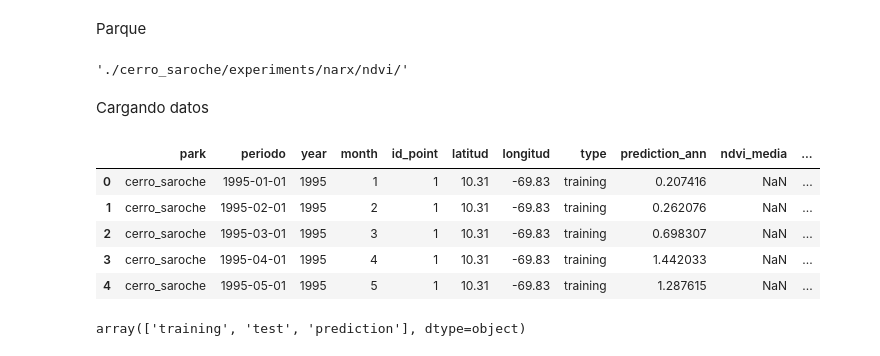
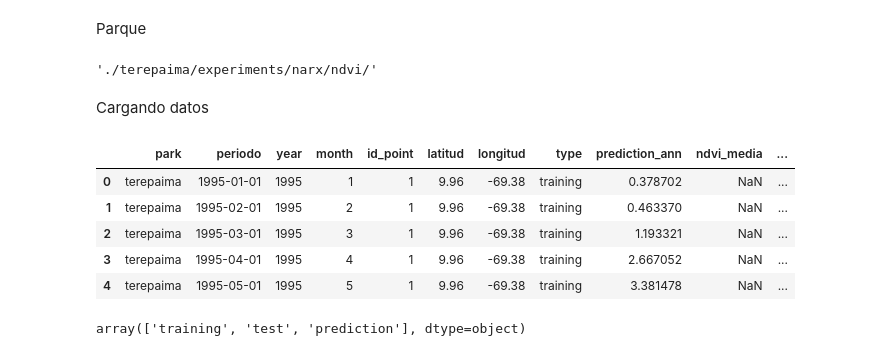
Before and after one commit to esglobe/seev-analytics, a Jupyter notebook: terepaima/5_narx_ndvi_analysis.ipynb, the cells around one changed output. Cells and saved outputs as stored; diff of their text form; code cells hidden in the pictures.

```diff
--- a/terepaima/5_narx_ndvi_analysis.ipynb
+++ b/terepaima/5_narx_ndvi_analysis.ipynb
@@ -32,41 +32,41 @@ warnings.filterwarnings('ignore')
 # %% [markdown]
 Parque
 # %%
-park = 'cerro_saroche'
+park = 'terepaima'
 
 DIR = f'./{park}/'
 experimento = f'{DIR}experiments/narx/ndvi/'
 experimento
 # %% [output]
-'./cerro_saroche/experiments/narx/ndvi/'
+'./terepaima/experiments/narx/ndvi/'
 # %% [markdown]
 Cargando datos
 # %%
-pd_precipitacion = pd.read_pickle(f'./{park}/data/ann_precipitacion.pkl')[['park',
+pd_precipitacion = pd.read_pickle(f'./{park}/data/ann_precipitacion_terepaima.pkl')[['park',
                                                                             'periodo',
                                                                             'year',
                                                                             'month',
                                                                             'id_point',
                                                                             'latitud',
                                                                             'longitud',
                                                                             'type',
                                                                             'prediction_ann',
                                                                             'ndvi_media']]
 
 
 # Transformacion
 ndvi_transformacion = MinMaxScaler() #LogMinimax.create( pd_sst.oni.to_numpy() )
 ndvi_transformacion.fit(pd_precipitacion[['prediction_ann','ndvi_media']])
 
 pd_precipitacion[['precipitation_ann_t','ndvi_t']] = ndvi_transformacion.transform( pd_precipitacion[['prediction_ann','ndvi_media']] )
 pd_precipitacion.head()
 # %% [output]
 |  | park | periodo | year | month | id_point | latitud | longitud | type | prediction_ann | ndvi_media | ... |
-| 0 | cerro_saroche | 1995-01-01 | 1995 | 1 | 1 | 10.31 | -69.83 | training | 0.207416 | NaN | ... |
-| 1 | cerro_saroche | 1995-02-01 | 1995 | 2 | 1 | 10.31 | -69.83 | training | 0.262076 | NaN | ... |
-| 2 | cerro_saroche | 1995-03-01 | 1995 | 3 | 1 | 10.31 | -69.83 | training | 0.698307 | NaN | ... |
-| 3 | cerro_saroche | 1995-04-01 | 1995 | 4 | 1 | 10.31 | -69.83 | training | 1.442033 | NaN | ... |
-| 4 | cerro_saroche | 1995-05-01 | 1995 | 5 | 1 | 10.31 | -69.83 | training | 1.287615 | NaN | ... |
+| 0 | terepaima | 1995-01-01 | 1995 | 1 | 1 | 9.96 | -69.38 | training | 0.378702 | NaN | ... |
+| 1 | terepaima | 1995-02-01 | 1995 | 2 | 1 | 9.96 | -69.38 | training | 0.463370 | NaN | ... |
+| 2 | terepaima | 1995-03-01 | 1995 | 3 | 1 | 9.96 | -69.38 | training | 1.193321 | NaN | ... |
+| 3 | terepaima | 1995-04-01 | 1995 | 4 | 1 | 9.96 | -69.38 | training | 2.667052 | NaN | ... |
+| 4 | terepaima | 1995-05-01 | 1995 | 5 | 1 | 9.96 | -69.38 | training | 3.381478 | NaN | ... |
 # %%
 pd_precipitacion.type.unique()
 # %% [output]
```
Also changed, not shown: parts of 11 cells of this notebook, 21 other files.
